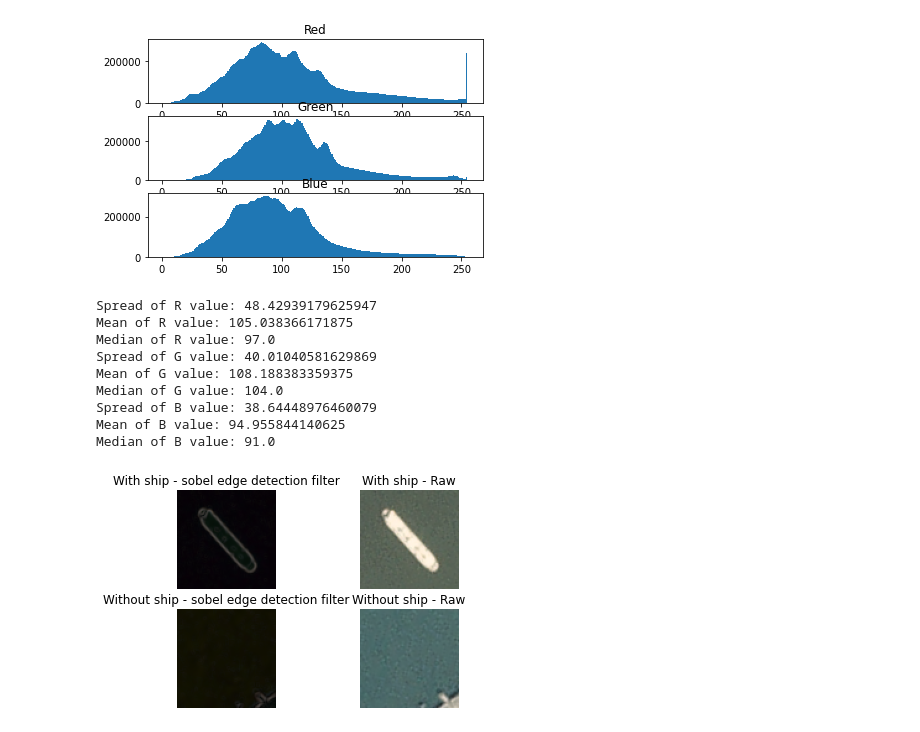
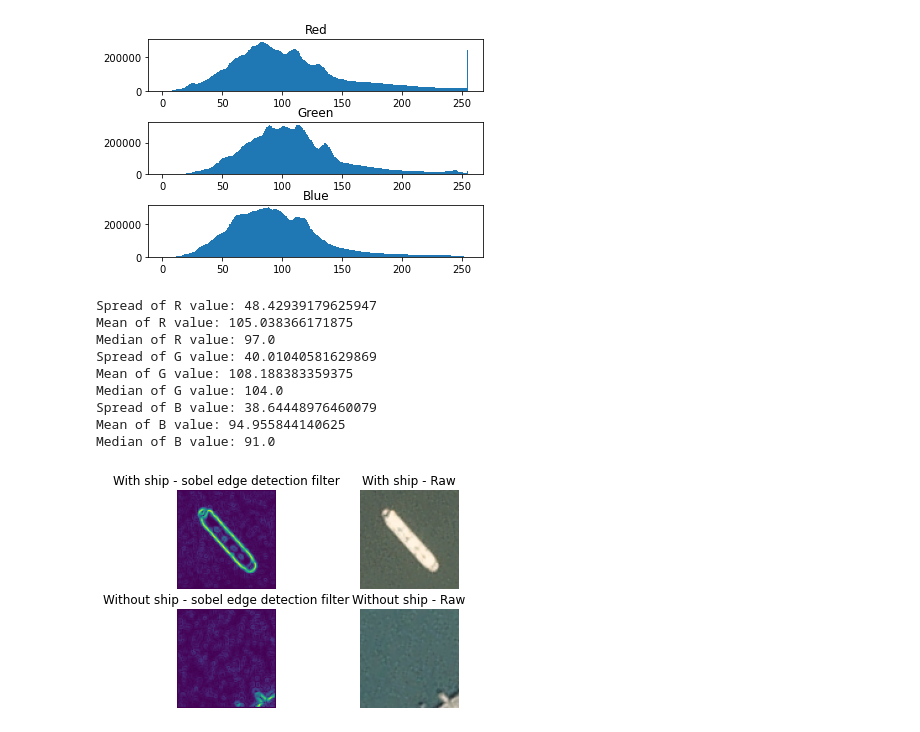
Before and after one commit to victorduun/ITMAL, a Jupyter notebook: Aflevering4/Lektion5Oevelse2.ipynb, the cells around one changed output. Cells and saved outputs as stored; diff of their text form; code cells hidden in the pictures.

```diff
--- a/Aflevering4/Lektion5Oevelse2.ipynb
+++ b/Aflevering4/Lektion5Oevelse2.ipynb
@@ -21,7 +21,7 @@ from data_help import data_loader
 
 
 f, axarr = plt.subplots(3,1)
-
+plt.subplots_adjust(hspace=0.6)
 red = X[:,:,:,0]
 green = X[:,:,:,1]
 blue = X[:,:,:,2]
@@ -48,7 +48,7 @@ print(f"Spread of B value: {np.std(blue)}")
 print(f"Mean of B value: {np.mean(blue)}")
 print(f"Median of B value: {np.median(blue)}")
 # %% [output]
-[figure, old version]
+[figure, new version]
 Spread of R value: 48.42939179625947
 Mean of R value: 105.038366171875
 Median of R value: 97.0
@@ -63,40 +63,42 @@ Median of B value: 91.0
 from skimage import filters
 import matplotlib.pyplot as plt
 import numpy as np
-
+from skimage.color import rgb2gray
 
 #With ship
 index_with_ship = np.where(y == 1)[0][0]
 image_with_ship = X[index_with_ship]
-edges_with_ship = filters.sobel(image_with_ship)
+image_with_ship_gray = rgb2gray(image_with_ship) # Needs to be grayscale to do edge detection
+edges_with_ship = filters.sobel(image_with_ship_gray)
 
 #Without ship
 index_no_ship = np.where(y == 0)[0][0]
 image_no_ship = X[index_no_ship]
-edges_no_ship = filters.sobel(image_no_ship)
+image_no_ship_gray = rgb2gray(image_no_ship)
+edges_no_ship = filters.sobel(image_no_ship_gray)
 
 #Plot
 f, axarr = plt.subplots(2,2)
 axarr[0,0].imshow(edges_with_ship)
 axarr[0,0].set_title("With ship - sobel edge detection filter")
 axarr[0,0].axis("off")
 
 
 axarr[0,1].imshow(image_with_ship)
 axarr[0,1].set_title("With ship - Raw")
 axarr[0,1].axis("off")
 
 axarr[1,0].imshow(edges_no_ship)
 axarr[1,0].set_title("Without ship - sobel edge detection filter")
 axarr[1,0].axis("off")
 
 axarr[1,1].imshow(image_no_ship)
 axarr[1,1].set_title("Without ship - Raw")
 axarr[1,1].axis("off")
 
 plt.show()
 # %% [output]
-[figure, old version]
+[figure, new version]
 # %%
 index = 5
 
```
Also changed, not shown: parts of 2 cells of this notebook, 9 other files.
